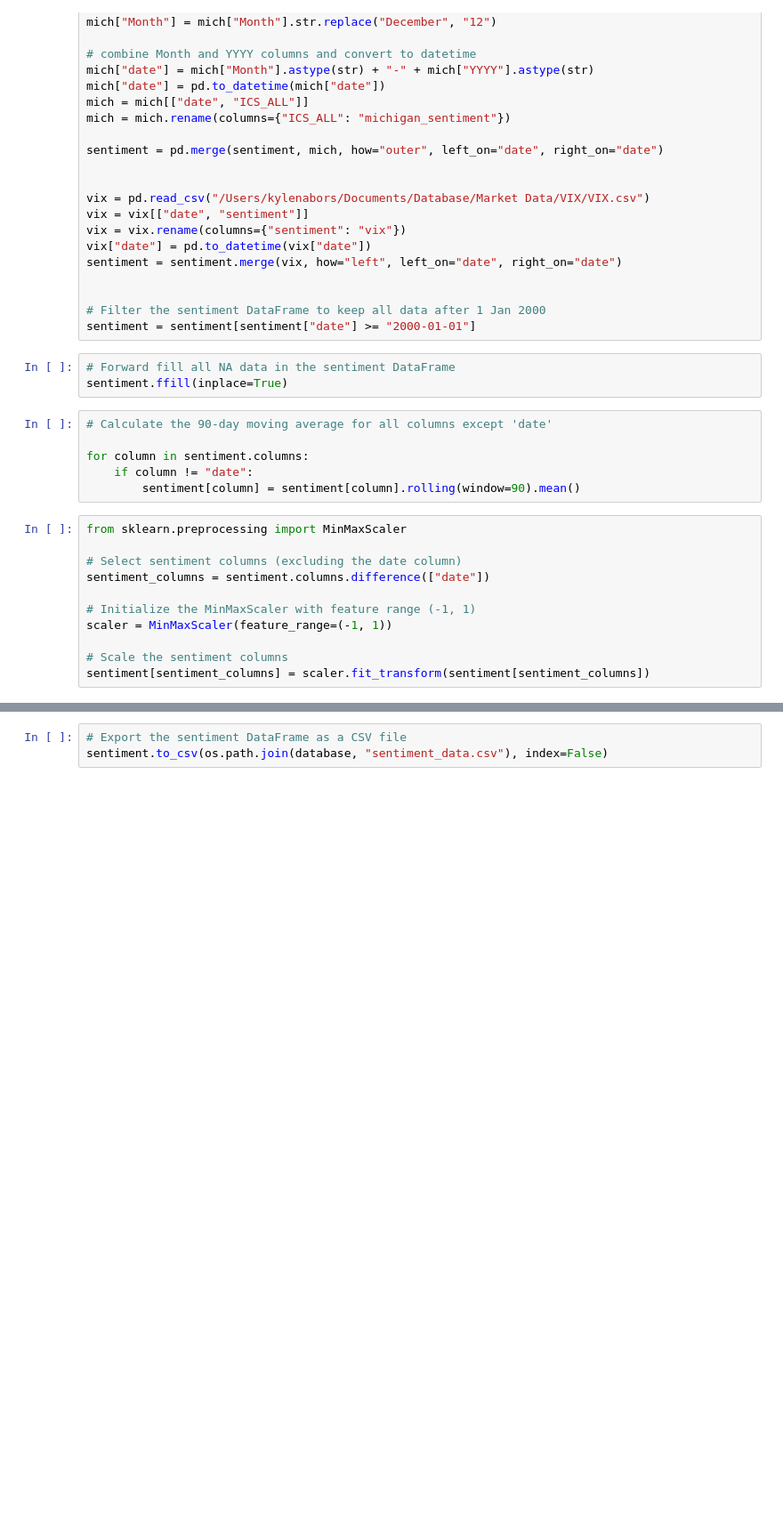
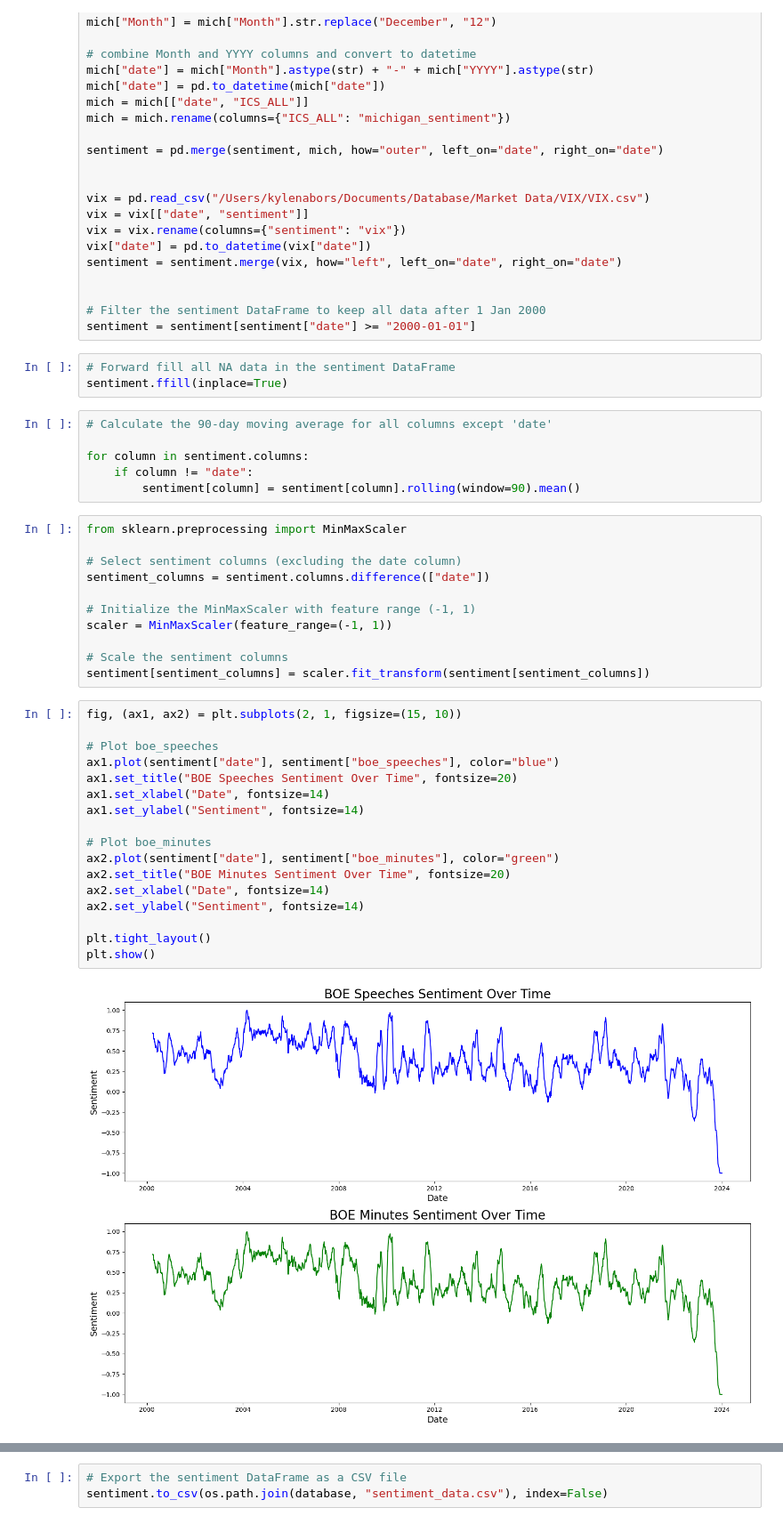
Before and after one commit to KyleNabors/Central-Bank-FinBERT-Analysis, a Jupyter notebook: Speech Sentiment.ipynb, the cells around one changed output, grey strips where cells are left out. Shown at 89% size. Drawn from its saved outputs; the diff is of its cells as text; blank space fills up the shorter version.

```diff
--- a/Speech Sentiment.ipynb
+++ b/Speech Sentiment.ipynb
@@ -157,6 +164,25 @@ scaler = MinMaxScaler(feature_range=(-1, 1))
 
 # Scale the sentiment columns
 sentiment[sentiment_columns] = scaler.fit_transform(sentiment[sentiment_columns])
+# %%
+fig, (ax1, ax2) = plt.subplots(2, 1, figsize=(15, 10))
+
+# Plot boe_speeches
+ax1.plot(sentiment["date"], sentiment["boe_speeches"], color="blue")
+ax1.set_title("BOE Speeches Sentiment Over Time", fontsize=20)
+ax1.set_xlabel("Date", fontsize=14)
+ax1.set_ylabel("Sentiment", fontsize=14)
+
+# Plot boe_minutes
+ax2.plot(sentiment["date"], sentiment["boe_minutes"], color="green")
+ax2.set_title("BOE Minutes Sentiment Over Time", fontsize=20)
+ax2.set_xlabel("Date", fontsize=14)
+ax2.set_ylabel("Sentiment", fontsize=14)
+
+plt.tight_layout()
+plt.show()
+# %% [output]
+[figure, added]
 # %%
 # recreate the previous graph but using multiple subplots where every subplot is a different variable compared to the Taylor Rule
 fig, ax = plt.subplots(4, 2, figsize=(30, 25))
```
Also changed, not shown: parts of 4 cells of this notebook, 3 other files.
